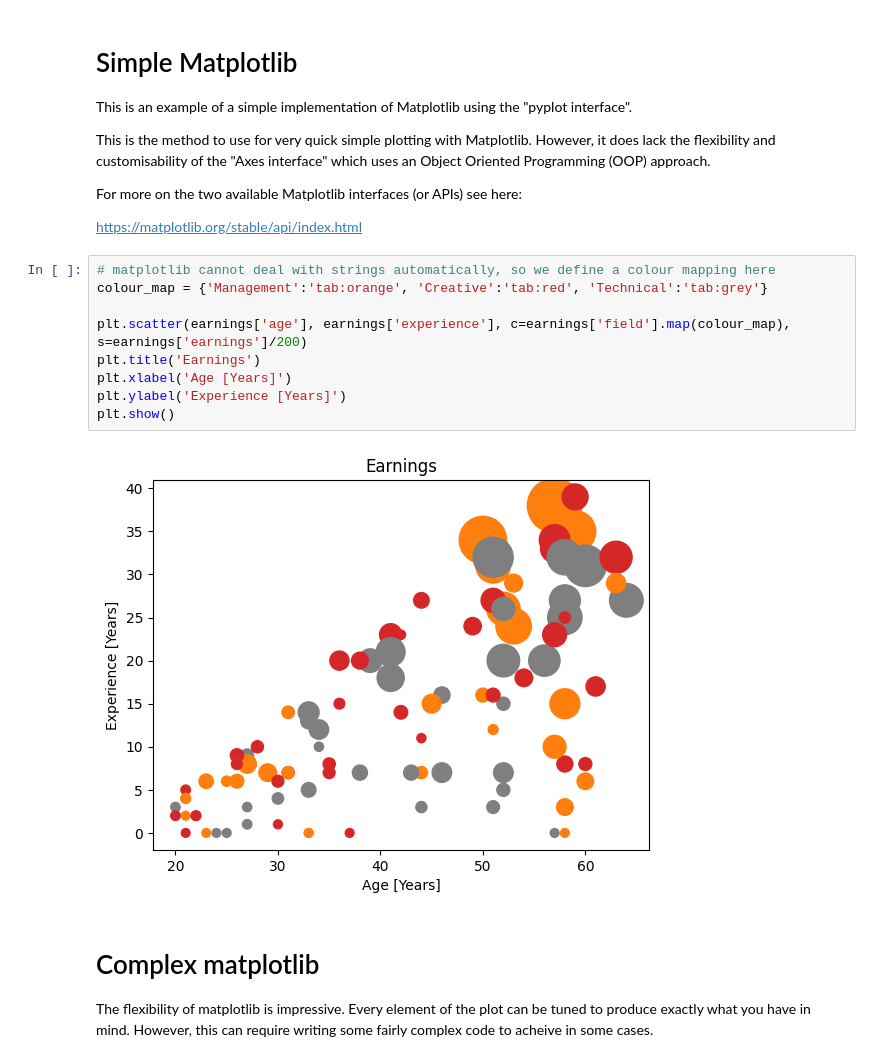
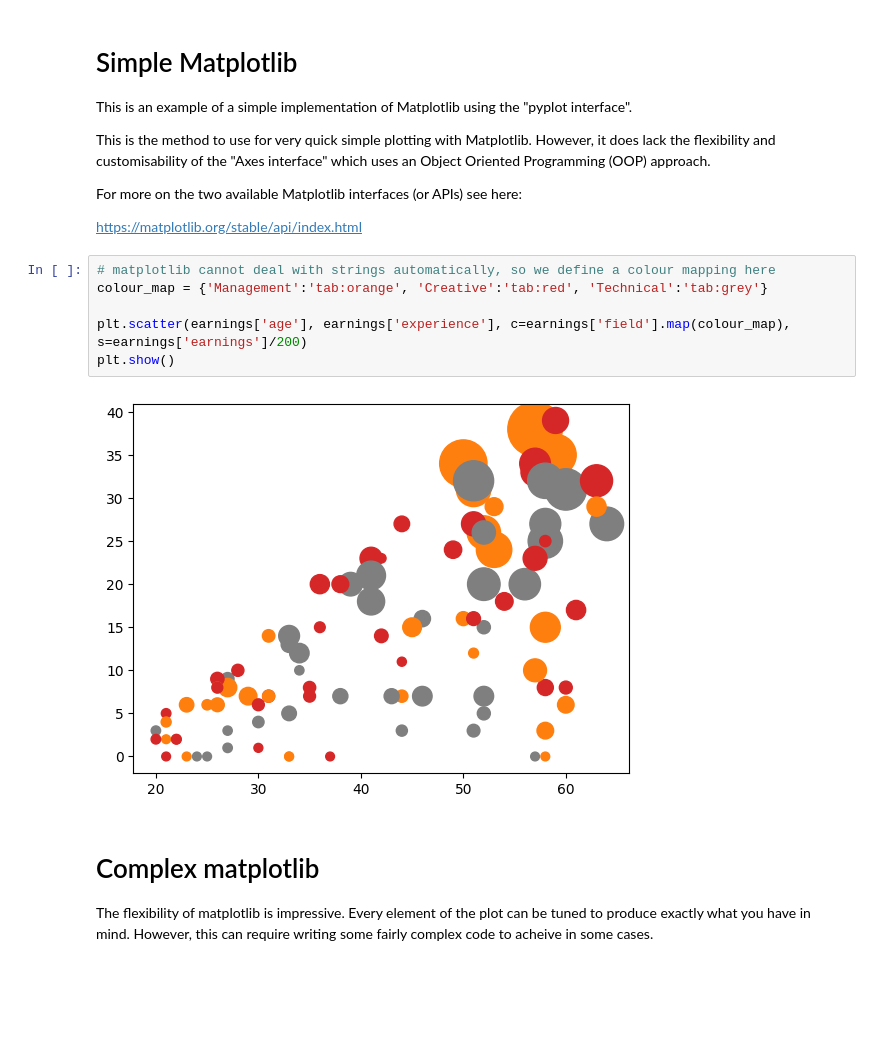
Before and after one commit to thetestspecimen/notebooks, a Jupyter notebook: matplotlib_article.ipynb, the cells around one changed output. Saved outputs shown, nothing was run; the diff lists cells and outputs as text; blank space fills up the shorter version.

Commit message:
Adjust simple matplotlib graph

```diff
--- a/matplotlib_article.ipynb
+++ b/matplotlib_article.ipynb
@@ -69,14 +69,11 @@ https://matplotlib.org/stable/api/index.html
 # %%
 # matplotlib cannot deal with strings automatically, so we define a colour mapping here
 colour_map = {'Management':'tab:orange', 'Creative':'tab:red', 'Technical':'tab:grey'}
 
 plt.scatter(earnings['age'], earnings['experience'], c=earnings['field'].map(colour_map), s=earnings['earnings']/200)
-plt.title('Earnings')
-plt.xlabel('Age [Years]')
-plt.ylabel('Experience [Years]')
 plt.show()
 # %% [output]
-[figure, old version]
+[figure, new version]
 # %% [markdown]
 # Complex matplotlib
 
```
